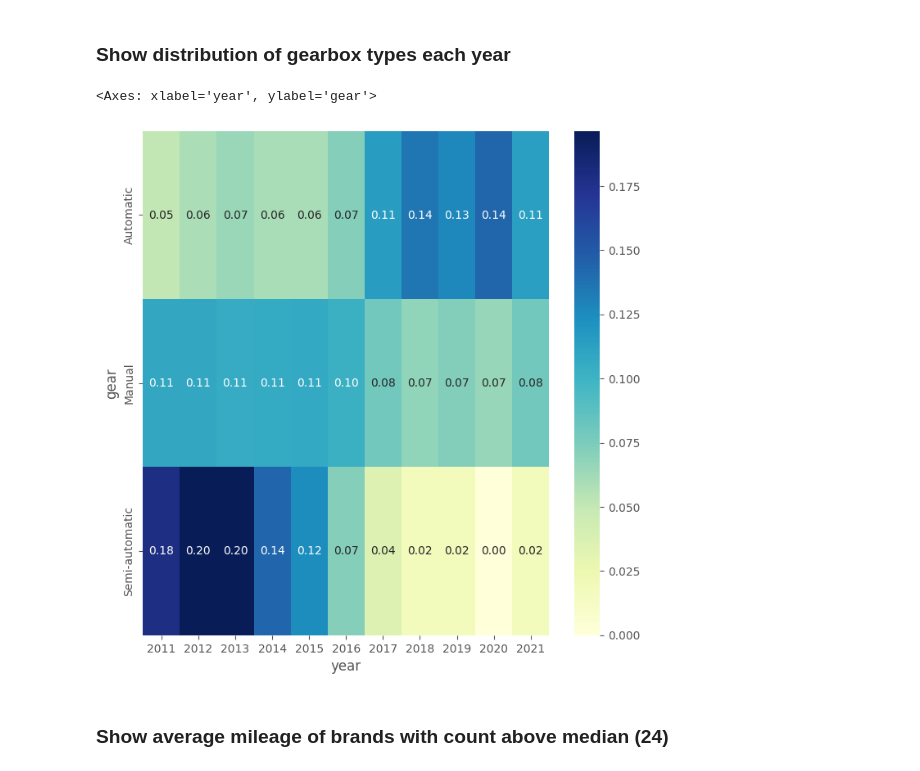
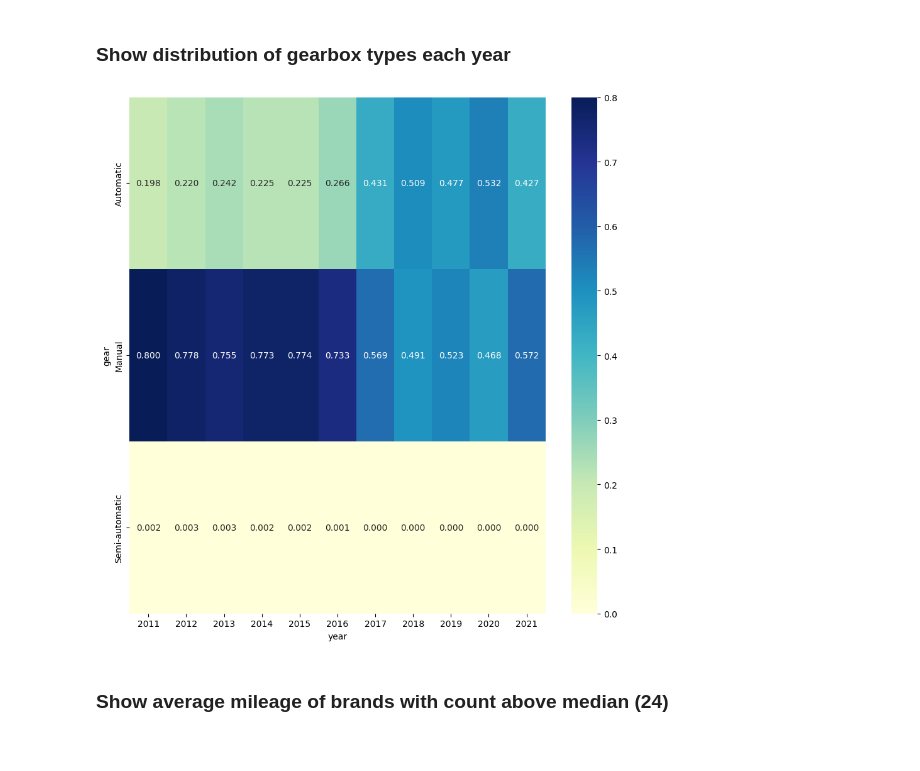
Before and after one commit to leander-ms/autoscout_Analysis, a Jupyter notebook: analysis.ipynb, the cells around one changed output. Saved outputs shown, nothing was run; the diff lists cells and outputs as text; code cells hidden in the pictures.

Commit message:
improvements to heatmap

```diff
--- a/analysis.ipynb
+++ b/analysis.ipynb
@@ -31,13 +31,14 @@ plt.show()
 # %% [markdown]
 ### Show distribution of gearbox types each year
 # %%
-crossed = pd.crosstab(df['gear'], df['year'], normalize='index')
+crossed = pd.crosstab(df['gear'], df['year'], normalize='columns')
 # %%
-fig = plt.figure('Gearbox distribution by Year', figsize=(8, 8))
-sns.heatmap(crossed, annot=True, fmt='.2f', cmap='YlGnBu')
+fig = plt.figure('Gearbox distribution by Year', figsize=(9, 9))
+sns.heatmap(crossed, annot=True, fmt='.3f', cmap='YlGnBu')
+plt.tight_layout()
+plt.show()
 # %% [output]
-<Axes: xlabel='year', ylabel='gear'>
-[figure, old version]
+[figure, new version]
 # %% [markdown]
 ### Show average mileage of brands with count above median (24)
 # %%
```
